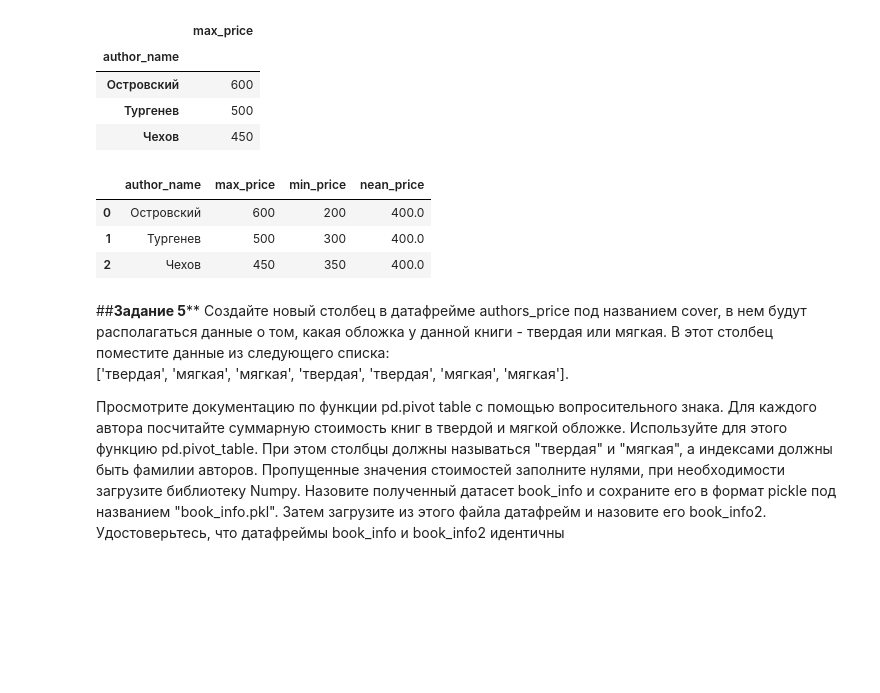
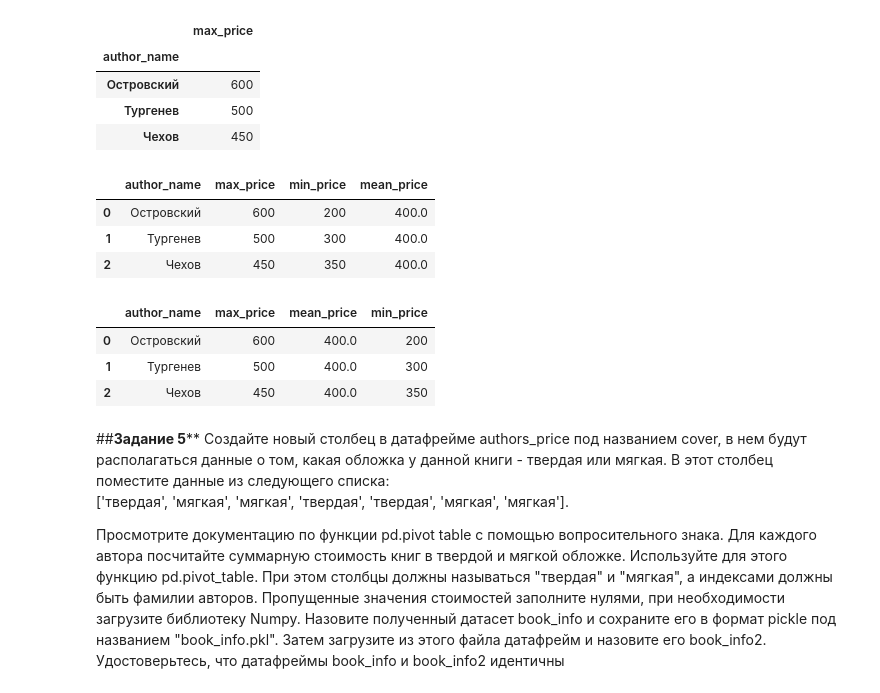
Before and after one commit to DmitryZ2000/Numpy_Matplotlib_Sclearn_lesson2_hw, a Jupyter notebook: 02_Вычисления_с_помощью_Numpy_HomeWork.ipynb, the cells around one changed output. Saved outputs shown, nothing was run; the diff lists cells and outputs as text; code cells hidden in the pictures; blank space fills up the shorter version.

```diff
--- a/02_Вычисления_с_помощью_Numpy_HomeWork.ipynb
+++ b/02_Вычисления_с_помощью_Numpy_HomeWork.ipynb
@@ -191,13 +194,23 @@ authors_stat_new
 | Чехов | 450 |
 # %%
 authors_stat_new["min_price"] = authors_stat_2["price"].min()
-authors_stat_new['nean_price'] = authors_stat_2["price"].mean()
+authors_stat_new['mean_price'] = authors_stat_2["price"].mean()
 authors_stat_new.reset_index()
 # %% [output]
-|  | author_name | max_price | min_price | nean_price |
+|  | author_name | max_price | min_price | mean_price |
 | 0 | Островский | 600 | 200 | 400.0 |
 | 1 | Тургенев | 500 | 300 | 400.0 |
 | 2 | Чехов | 450 | 350 | 400.0 |
+# %%
+# Еще один вариант
+authors_stat = pd.pivot_table(authors_price, values='price', index=['author_name'], aggfunc={'price': [max, min, np.mean]}).reset_index().copy()
+authors_stat.rename(columns={'max':'max_price', 'min': 'min_price', 'mean':'mean_price'}, inplace=True)
+authors_stat
+# %% [output]
+|  | author_name | max_price | mean_price | min_price |
+| 0 | Островский | 600 | 400.0 | 200 |
+| 1 | Тургенев | 500 | 400.0 | 300 |
+| 2 | Чехов | 450 | 400.0 | 350 |
 # %% [markdown]
 ##**Задание 5****
 Создайте новый столбец в датафрейме authors_price под названием cover, в нем будут располагаться данные о том, какая обложка у данной книги - твердая или мягкая. В этот столбец поместите данные из следующего списка:
```
Also changed, not shown: parts of 4 cells of this notebook.
